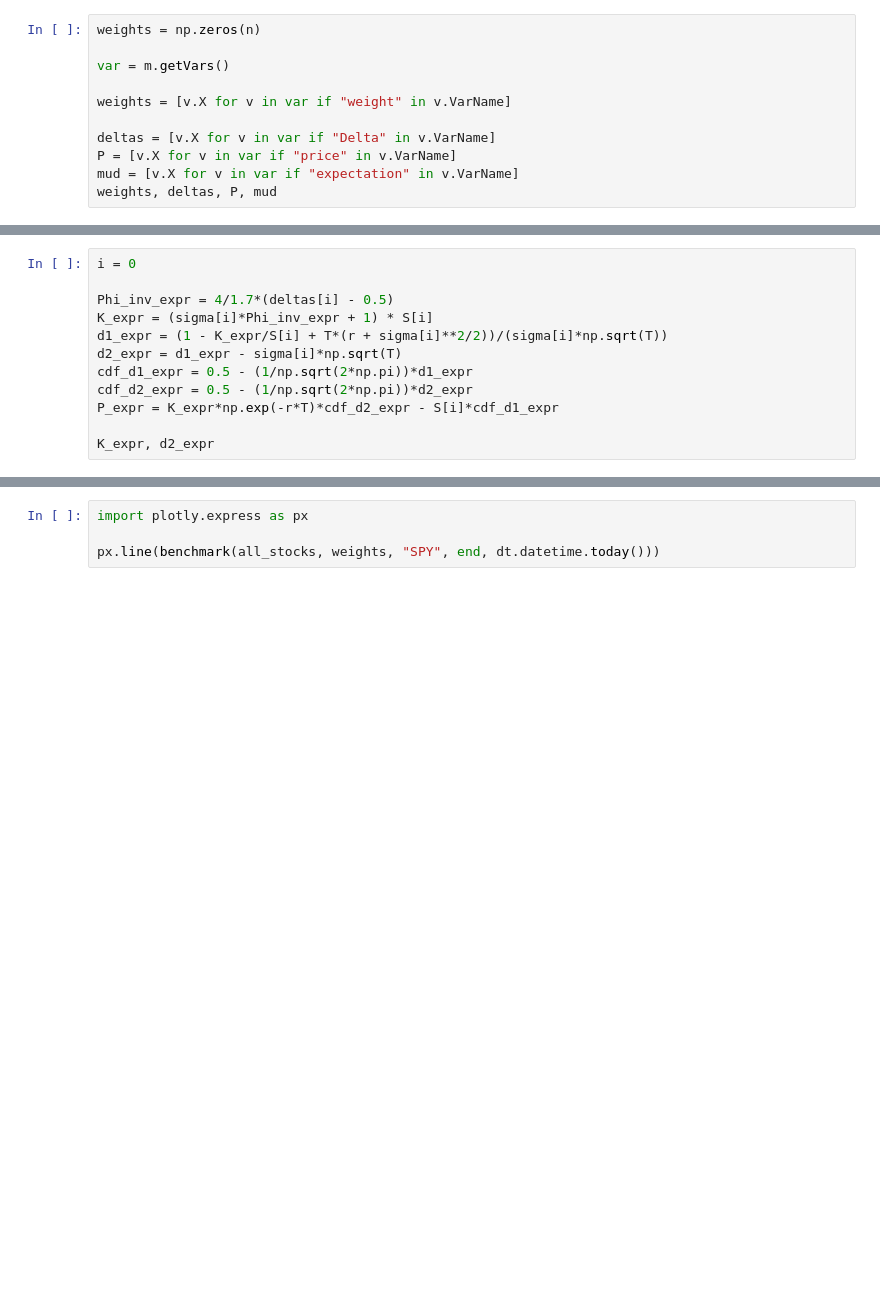
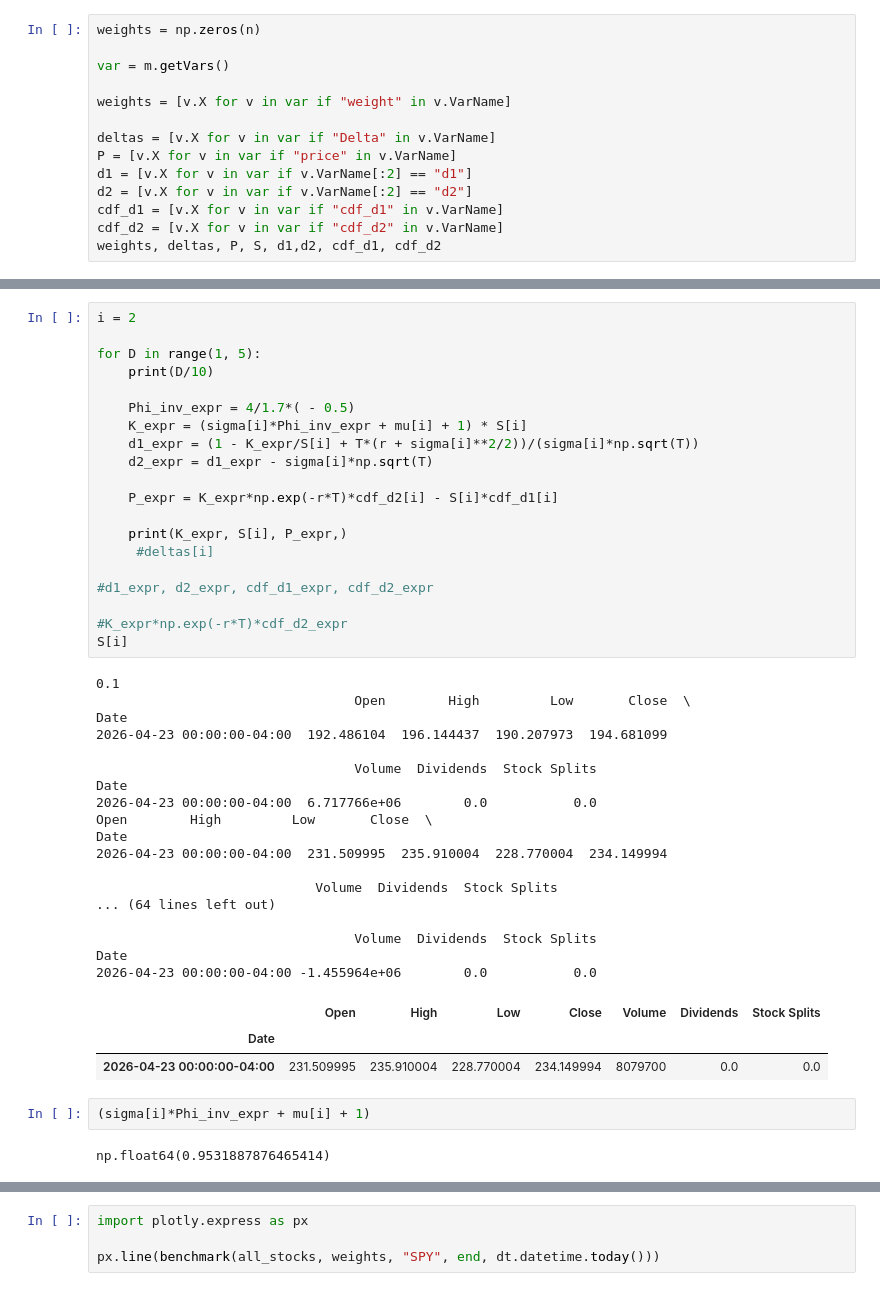
Before and after one commit to jcrayb/AMP-project, a Jupyter notebook: solver copy.ipynb, the cells around one changed output, grey strips where cells are left out. Saved outputs shown, nothing was run; the diff lists cells and outputs as text; blank space fills up the shorter version.

```diff
--- a/solver copy.ipynb
+++ b/solver copy.ipynb
@@ -182,6 +229,9 @@ weights = [v.X for v in var if "weight" in v.VarName]
 
 deltas = [v.X for v in var if "Delta" in v.VarName]
 P = [v.X for v in var if "price" in v.VarName]
-mud = [v.X for v in var if "expectation" in v.VarName]
-weights, deltas, P, mud
+d1 = [v.X for v in var if v.VarName[:2] == "d1"]
+d2 = [v.X for v in var if v.VarName[:2] == "d2"]
+cdf_d1 = [v.X for v in var if "cdf_d1" in v.VarName]
+cdf_d2 = [v.X for v in var if "cdf_d2" in v.VarName]
+weights, deltas, P, S, d1,d2, cdf_d1, cdf_d2
 # %% [output]
@@ -203,12 +254,0 @@ deltas[0], S[0], sigma[i]
-# %%
-i = 0
-
-Phi_inv_expr = 4/1.7*(deltas[i] - 0.5)
-K_expr = (sigma[i]*Phi_inv_expr + 1) * S[i]
-d1_expr = (1 - K_expr/S[i] + T*(r + sigma[i]**2/2))/(sigma[i]*np.sqrt(T))
-d2_expr = d1_expr - sigma[i]*np.sqrt(T)
-cdf_d1_expr = 0.5 - (1/np.sqrt(2*np.pi))*d1_expr
-cdf_d2_expr = 0.5 - (1/np.sqrt(2*np.pi))*d2_expr
-P_expr = K_expr*np.exp(-r*T)*cdf_d2_expr - S[i]*cdf_d1_expr
-
-K_expr, d2_expr
@@ -248,0 +306,45 @@ array([[np.float64(0.039410586992324775), np.float64(-30473.4225965852),
+# %%
+i = 2
+
+for D in range(1, 5):
+    print(D/10)
+
+    Phi_inv_expr = 4/1.7*( - 0.5)
+    K_expr = (sigma[i]*Phi_inv_expr + mu[i] + 1) * S[i]
+    d1_expr = (1 - K_expr/S[i] + T*(r + sigma[i]**2/2))/(sigma[i]*np.sqrt(T))
+    d2_expr = d1_expr - sigma[i]*np.sqrt(T)
+
+    P_expr = K_expr*np.exp(-r*T)*cdf_d2[i] - S[i]*cdf_d1[i]
+
+    print(K_expr, S[i], P_expr,)
+     #deltas[i]
+
+#d1_expr, d2_expr, cdf_d1_expr, cdf_d2_expr
+
+#K_expr*np.exp(-r*T)*cdf_d2_expr
+S[i]
+# %% [output]
+0.1
+                                 Open        High         Low       Close  \
+Date
+2026-04-23 00:00:00-04:00  192.486104  196.144437  190.207973  194.681099
+
+                                 Volume  Dividends  Stock Splits
+Date
+2026-04-23 00:00:00-04:00  6.717766e+06        0.0           0.0                                    Open        High         Low       Close  \
+Date
+2026-04-23 00:00:00-04:00  231.509995  235.910004  228.770004  234.149994
+
+                            Volume  Dividends  Stock Splits
+... (64 lines left out)
+
+                                 Volume  Dividends  Stock Splits
+Date
+2026-04-23 00:00:00-04:00 -1.455964e+06        0.0           0.0
+|  | Open | High | Low | Close | Volume | Dividends | Stock Splits |
+| Date |  |  |  |  |  |  |  |
+| 2026-04-23 00:00:00-04:00 | 231.509995 | 235.910004 | 228.770004 | 234.149994 | 8079700 | 0.0 | 0.0 |
+# %%
+(sigma[i]*Phi_inv_expr + mu[i] + 1)
+# %% [output]
+np.float64(0.9531887876465414)
```
Also changed, not shown: parts of 10 cells of this notebook, 2 other files.
